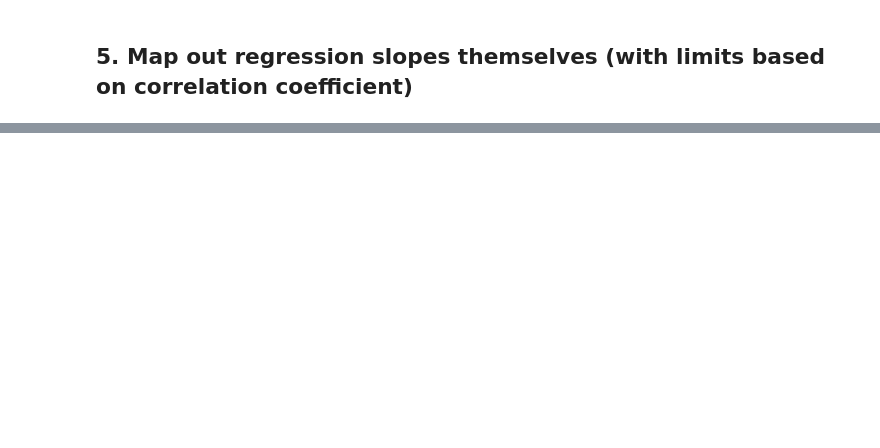
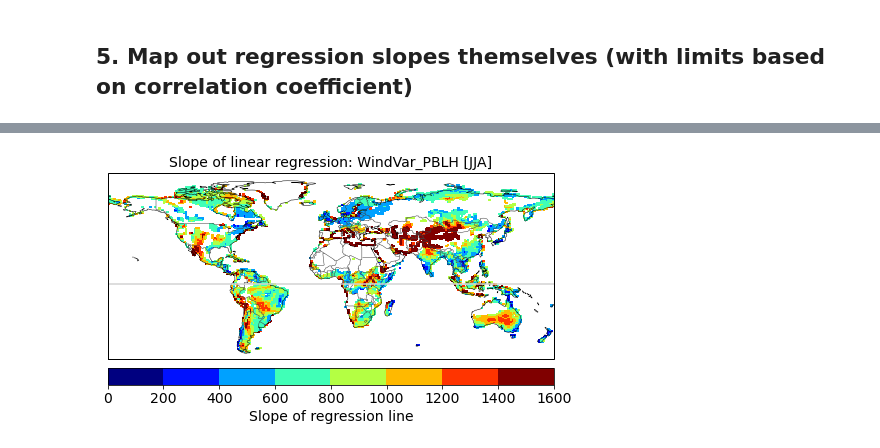
Before and after one commit to megandevlan/CLUBB_statistics, a Jupyter notebook: RegressionSlopes.ipynb, the cells around one changed output, grey strips where cells are left out. Saved outputs shown, nothing was run; the diff lists cells and outputs as text; code cells hidden in the pictures; blank space fills up the shorter version.

```diff
--- a/RegressionSlopes.ipynb
+++ b/RegressionSlopes.ipynb
@@ -562,0 +623,10 @@ ax1.axhline(0, color='lightgray')
+# %%
+# ------ Map of regression slope: wind variance vs. PBL height -----
+dataArr = slope_VarPBL_JJA
+Rmask   = maskR_varPBL
+bounds  = np.arange(0, 1700, 200)
+#bounds = np.arange(-200,1700,200)
+
+ax1 = plotSlopeMap(dataArr*Rmask, bounds, 'WindVar_PBLH')
+# %% [output]
+[figure, added]
```
Also changed, not shown: parts of 23 cells of this notebook, 1 other file.
